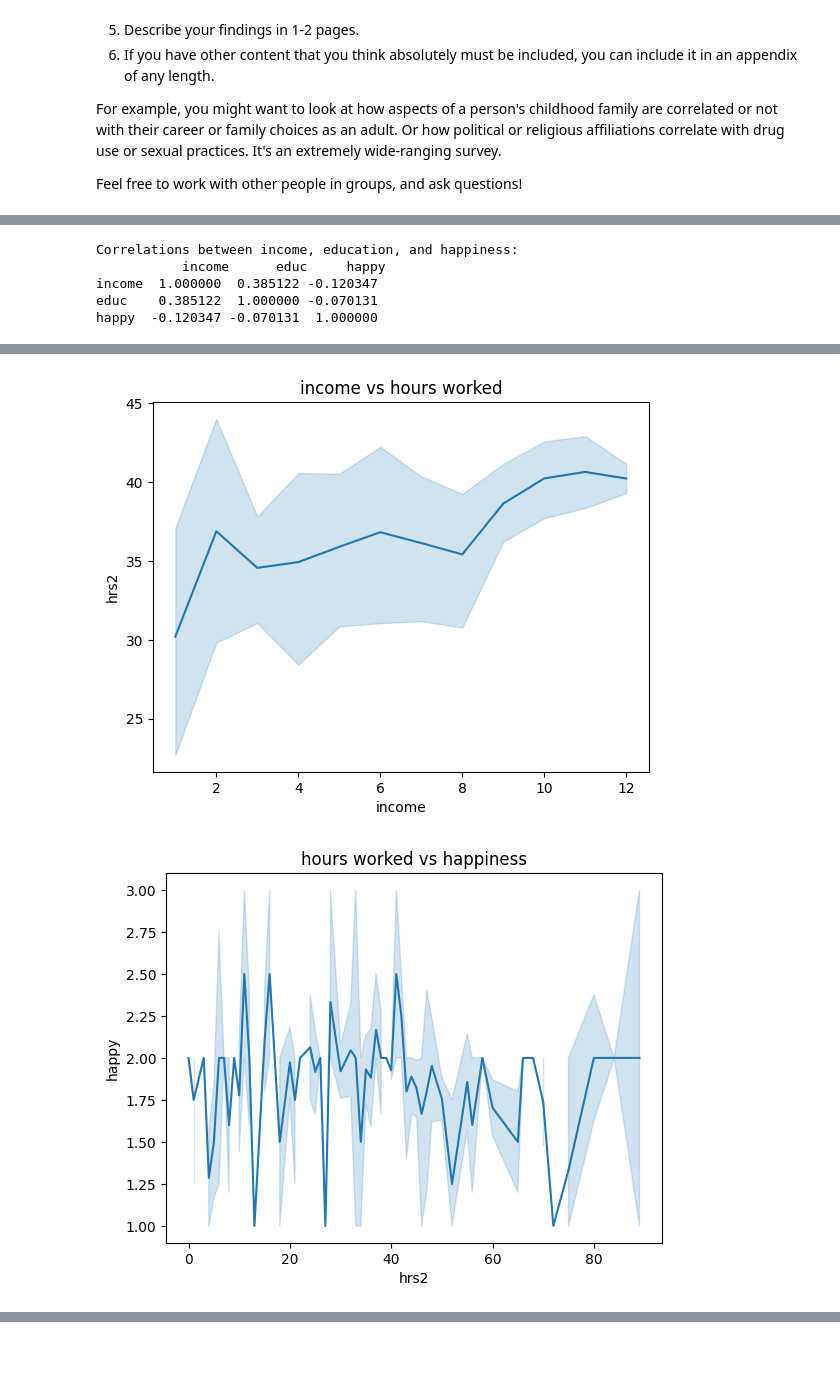
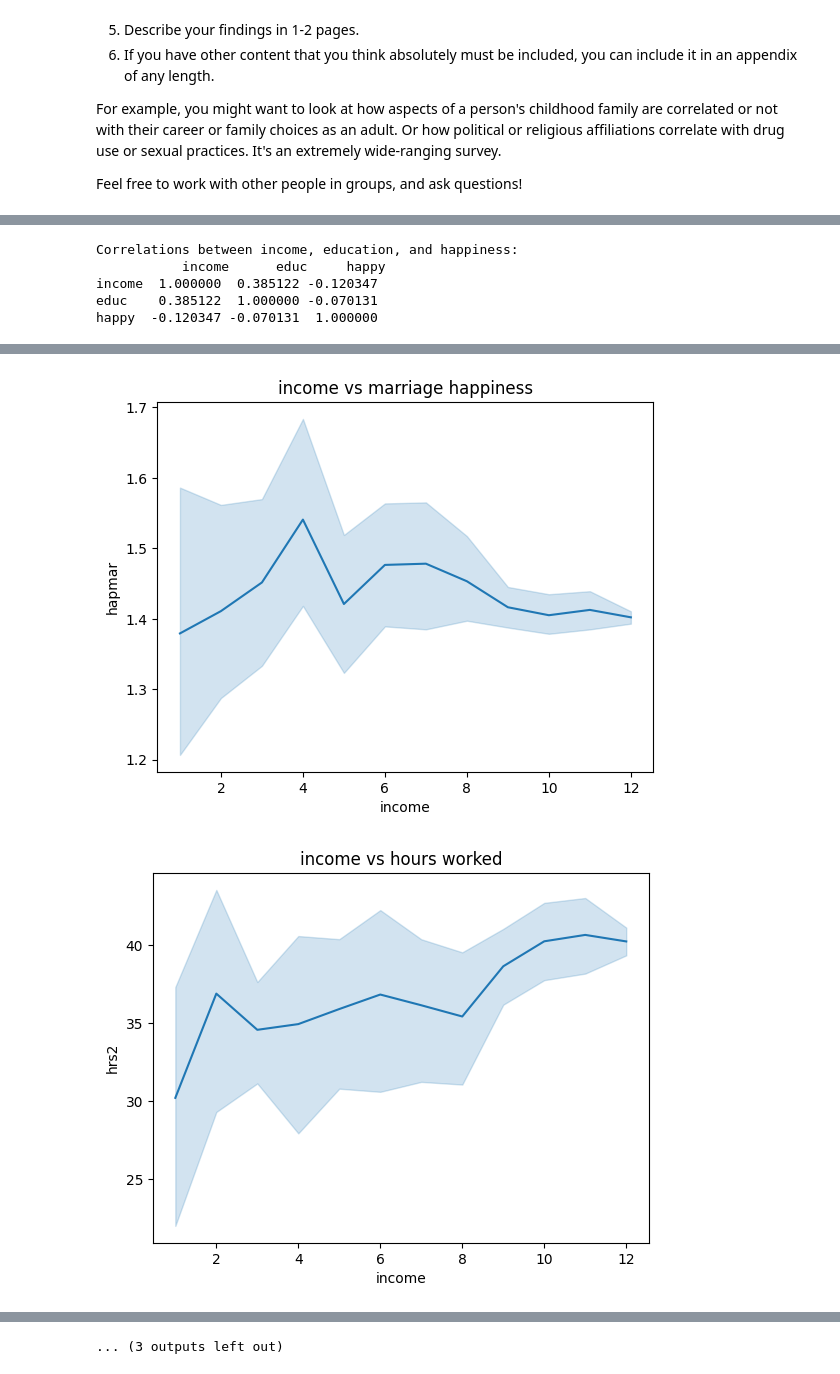
Before and after one commit to tgreg-stack/EDA, a Jupyter notebook: lab/extra_credit.ipynb, the cells around one changed output, grey strips where cells are left out. Drawn from its saved outputs; the diff is of its cells as text; code cells hidden in the pictures.

```diff
--- a/lab/extra_credit.ipynb
+++ b/lab/extra_credit.ipynb
@@ -79,8 +83,9 @@ dfc2 = dfc[~df['hrs2'].isin(unknowns)] #seperate subset for hours worked and hap
 # %%
-#creating time series of data using means of variable every year
+#4
+#creating time series of data using medians of variable every year
 dftm = df.drop(['id_', 'educ_level', 'hrs2', 'rincome', 'hapmar'], axis = 1)
 dftm = pd.melt(dftm, id_vars = 'year')
-dft = dftm.groupby(['year','variable']).mean().reset_index()
+dft = dftm.groupby(['year','variable']).median().reset_index()
 
 educ = dft[dft['variable'] == 'educ']
 income = dft[dft['variable'] == 'income']
@@ -120,6 +125,10 @@ sns.lineplot(data = df, x='income', y = 'happy')
 plt.title("income vs happiness")
 plt.show()
 
+sns.lineplot(data = dfc, x='income', y = 'hapmar')
+plt.title("income vs marriage happiness")
+plt.show()
+
 sns.lineplot(data = df2, x='income', y = 'hrs2')
 plt.title("income vs hours worked")
 plt.show()
@@ -129,6 +138,10 @@ plt.title("hours worked vs happiness")
 plt.show()
 
 sns.lineplot(data = dfc2, x='hrs2', y = 'hapmar')
-plt.title("hours worked vs happy marriage")
+plt.title("hours worked vs marriage happiness")
 plt.show()
+
+sns.lineplot(data = dfc, x='happy', y = 'hapmar')
+plt.title("happiness vs marriage happiness")
+plt.show()
 # %% [output]
@@ -138,13 +151,13 @@ plt.show()
 Correlations between income, education, and happiness:
            income      educ     happy
 income  1.000000  0.385122 -0.120347
 educ    0.385122  1.000000 -0.070131
 happy  -0.120347 -0.070131  1.000000
 [figure]
 [figure]
 [figure]
 [figure]
 [figure]
 [figure]
-[figure, old version]
+[figure, new version]
-[figure, old version]
+[figure, new version]
@@ -151,0 +164 @@ happy  -0.120347 -0.070131  1.000000
+... (3 outputs left out)
```
Also changed, not shown: parts of 3 cells of this notebook.
